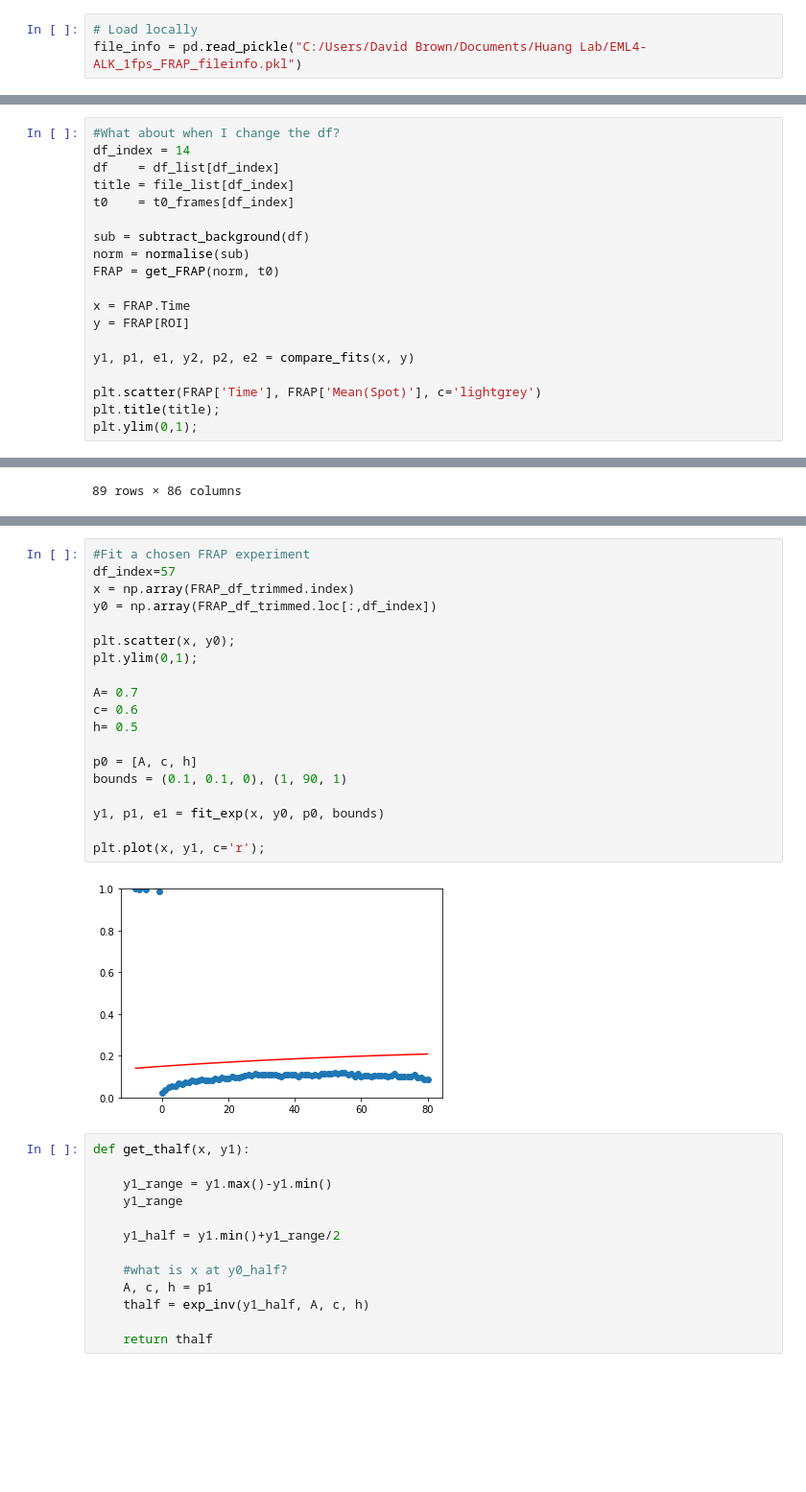
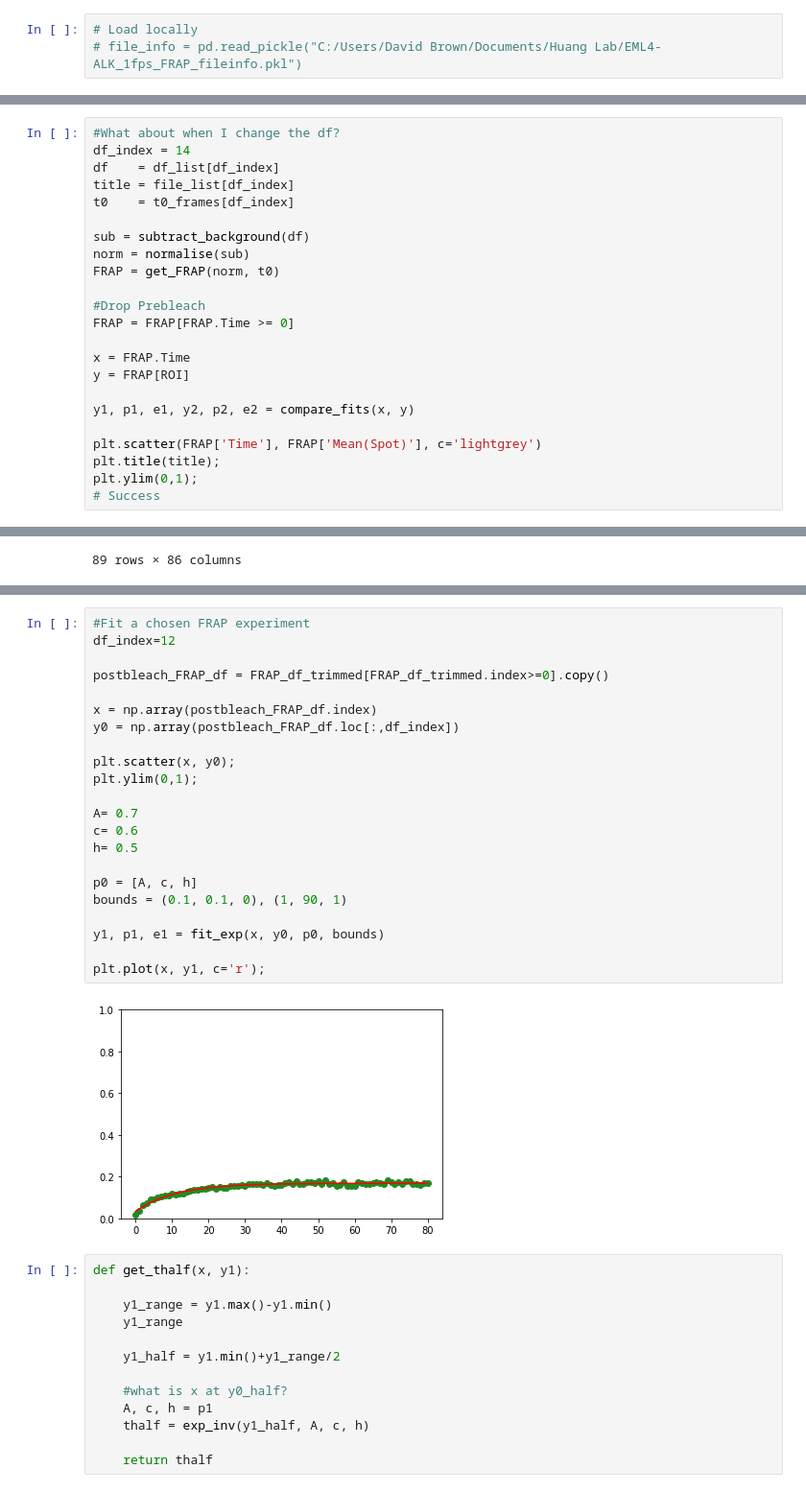
Before and after one commit to BoHuangLab/EML4-ALK_FRAP, a Jupyter notebook: EML4-ALK_FRAP_v4.ipynb, the cells around one changed output, grey strips where cells are left out. Shown at 96% size. Saved outputs shown, nothing was run; the diff lists cells and outputs as text; blank space fills up the shorter version.

```diff
--- a/EML4-ALK_FRAP_v4.ipynb
+++ b/EML4-ALK_FRAP_v4.ipynb
@@ -203,7 +219,7 @@ file_info
 # file_info.to_pickle("C:/Users/David Brown/Documents/Huang Lab/EML4-ALK_1fps_FRAP_fileinfo.pkl")
 # %%
 # Load locally
-file_info = pd.read_pickle("C:/Users/David Brown/Documents/Huang Lab/EML4-ALK_1fps_FRAP_fileinfo.pkl")
+# file_info = pd.read_pickle("C:/Users/David Brown/Documents/Huang Lab/EML4-ALK_1fps_FRAP_fileinfo.pkl")
 # %%
 # Get pre, post and final data for these files
 # %%
@@ -616,6 +632,9 @@ sub = subtract_background(df)
 norm = normalise(sub)
 FRAP = get_FRAP(norm, t0)
 
+#Drop Prebleach
+FRAP = FRAP[FRAP.Time >= 0]
+
 x = FRAP.Time
 y = FRAP[ROI]
 
@@ -624,4 +643,5 @@ y1, p1, e1, y2, p2, e2 = compare_fits(x, y)
 plt.scatter(FRAP['Time'], FRAP['Mean(Spot)'], c='lightgrey')
 plt.title(title);
 plt.ylim(0,1);
+# Success
 # %% [output]
@@ -740,24 +760,27 @@ for df_index in FRAP_df_trimmed.columns:
 # %%
 #Fit a chosen FRAP experiment
-df_index=57
-x = np.array(FRAP_df_trimmed.index)
-y0 = np.array(FRAP_df_trimmed.loc[:,df_index])
+df_index=12
+
+postbleach_FRAP_df = FRAP_df_trimmed[FRAP_df_trimmed.index>=0].copy()
+
+x = np.array(postbleach_FRAP_df.index)
+y0 = np.array(postbleach_FRAP_df.loc[:,df_index])
 
 plt.scatter(x, y0);
 plt.ylim(0,1);
 
 A= 0.7
 c= 0.6
 h= 0.5
 
 p0 = [A, c, h]
 bounds = (0.1, 0.1, 0), (1, 90, 1)
 
 y1, p1, e1 = fit_exp(x, y0, p0, bounds)
 
 plt.plot(x, y1, c='r');
 # %% [output]
-[figure, old version]
+[figure, new version]
 # %%
 def get_thalf(x, y1):
 
```
Also changed, not shown: parts of 33 cells of this notebook, 6 other files.
